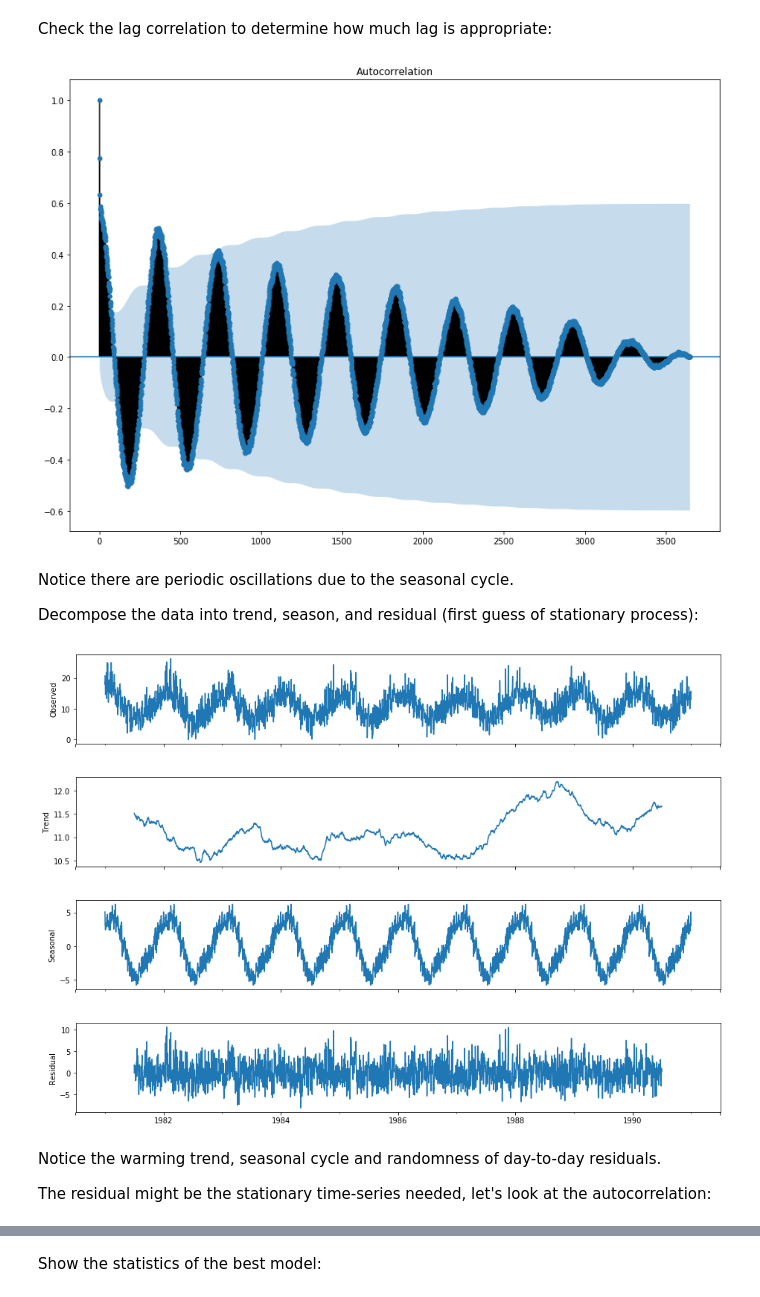
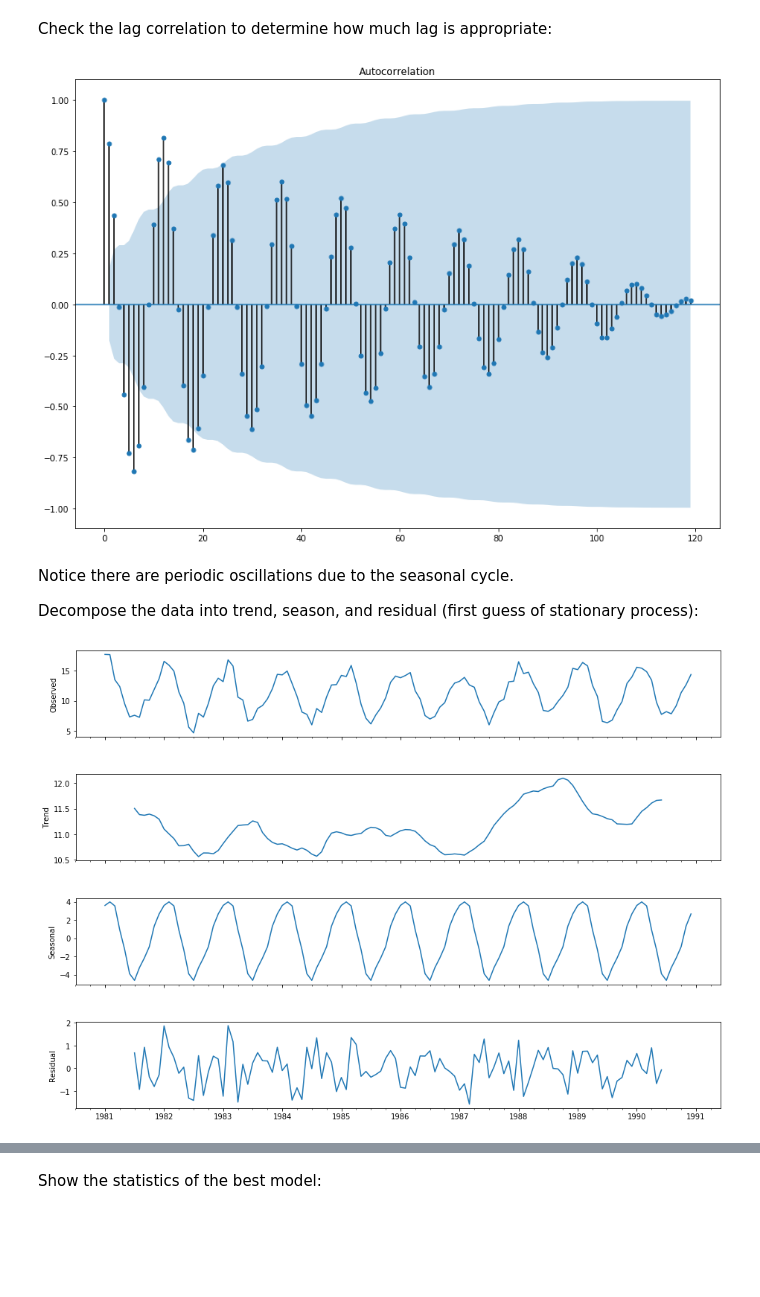
Before and after one commit to gchen0119/ARIMA, a Jupyter notebook: arima_min_temp.ipynb, the cells around one changed output, grey strips where cells are left out. Saved outputs shown, nothing was run; the diff lists cells and outputs as text; code cells hidden in the pictures; blank space fills up the shorter version.

```diff
--- a/arima_min_temp.ipynb
+++ b/arima_min_temp.ipynb
@@ -26,3 +27,5 @@ y.index = pd.DatetimeIndex(start='1981-01-01',end='1990-12-31',freq='d')
+# %%
+y = y.resample("M", how='mean') # perform monthly average, this is to avoid freq=365 being too computationally expensive for SARIMAX
 # %% [markdown]
 Snippet of the data:
 # %%
@@ -42,27 +45,28 @@ Freq: D, Name: mint, dtype: float32
 # %% [markdown]
 Check the lag correlation to determine how much lag is appropriate:
 # %%
-from statsmodels.graphics.tsaplots import plot_acf
+from statsmodels.graphics.tsaplots import plot_acf, plot_pacf
 from matplotlib import pyplot
 fig = plot_acf(y)
 fig.set_size_inches(14,10)
 #pyplot.figure(num=None,figsize=(20,12))
 pyplot.show()
 # %% [output]
-[figure, old version]
+[figure, new version]
 # %% [markdown]
 Notice there are periodic oscillations due to the seasonal cycle.
 
 Decompose the data into trend, season, and residual (first guess of stationary process):
 # %%
 from statsmodels.tsa.seasonal import seasonal_decompose
-decomposition = seasonal_decompose(y, model='additive',freq=365) # 365 is the sampling freq (N/T) in a period T=year
+decomposition = seasonal_decompose(y, model='additive',freq=12) # 365 is the sampling freq (N/T) in a period T=year
+# additive model: y[t] = T[t] + S[t] + resid[t]
+# seasonal part is filtered out to obtain trend by scipy.signal.convolve,
+# which uses either `direct` or `fft` whichever's faster.
+# direct convolution is y(n) = \sum_k x(k)h(n-k), with any given filter h(t), it's directly centering the filter on
+# the point of interest.
 fig = decomposition.plot()
 fig.set_size_inches(14,10)
 pyplot.show()
 # %% [output]
-[figure, old version]
+[figure, new version]
-# %% [markdown]
-Notice the warming trend, seasonal cycle and randomness of day-to-day residuals.
-
-The residual might be the stationary time-series needed, let's look at the autocorrelation:
```
Also changed, not shown: parts of 37 cells of this notebook.
